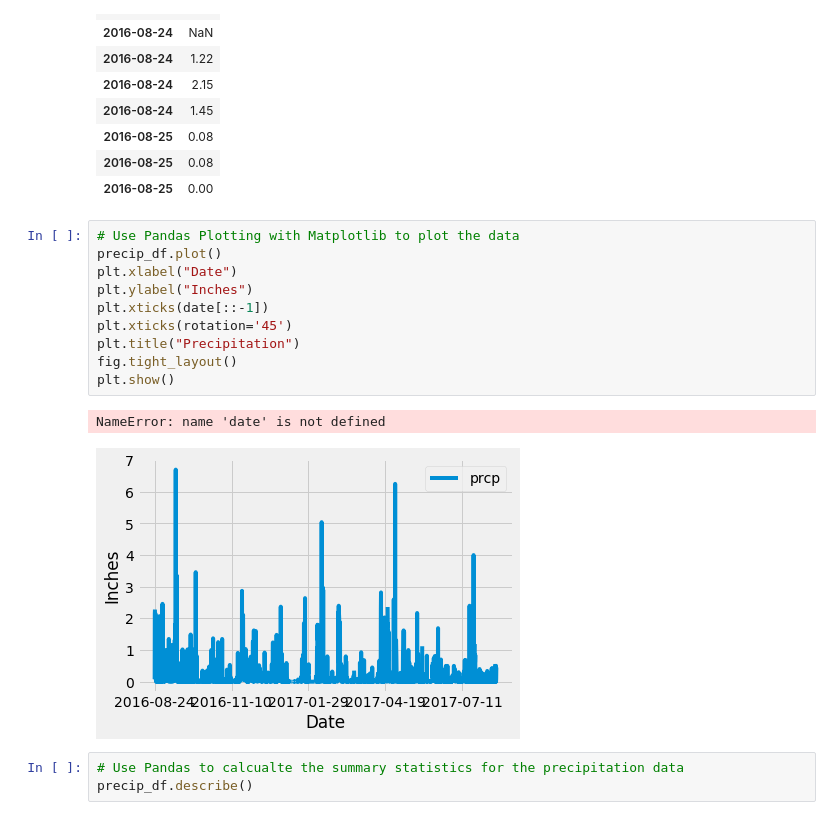
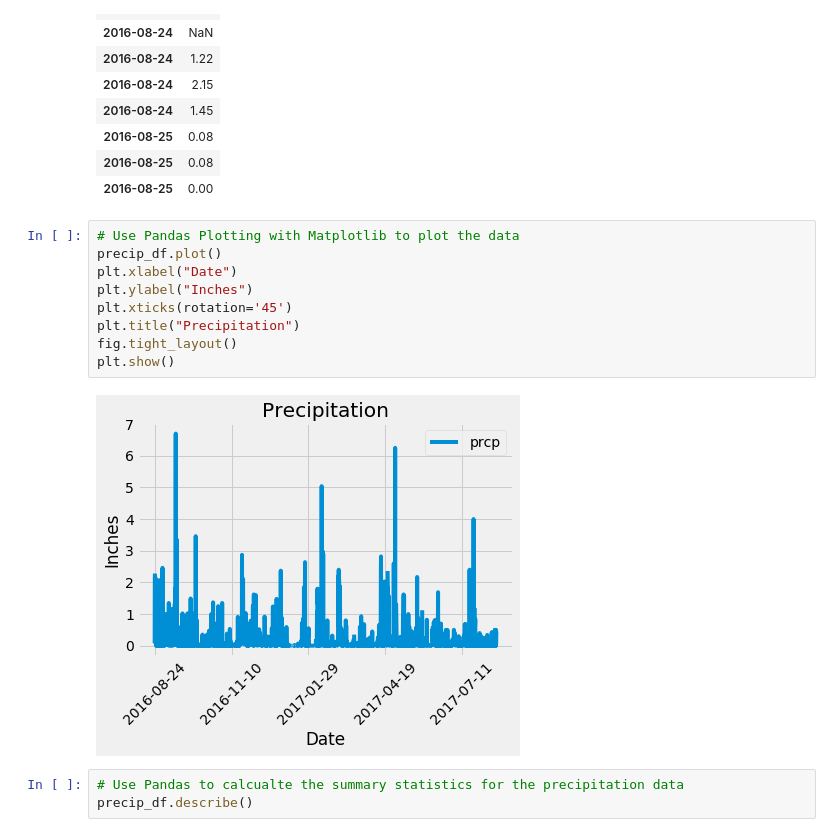
Before and after one commit to ehislope/sqlalchemy-challenge, a Jupyter notebook: climate_starter.ipynb, the cells around one changed output. Cells and saved outputs as stored; diff of their text form.

```diff
--- a/climate_starter.ipynb
+++ b/climate_starter.ipynb
@@ -102,16 +102,14 @@ precip_df.head(10)
 # %%
 # Use Pandas Plotting with Matplotlib to plot the data
 precip_df.plot()
 plt.xlabel("Date")
 plt.ylabel("Inches")
-plt.xticks(date[::-1])
 plt.xticks(rotation='45')
 plt.title("Precipitation")
 fig.tight_layout()
 plt.show()
 # %% [output]
-NameError: name 'date' is not defined
-[figure, old version]
+[figure, new version]
 # %%
 # Use Pandas to calcualte the summary statistics for the precipitation data
 precip_df.describe()
```
Also changed, not shown: parts of 3 cells of this notebook.
